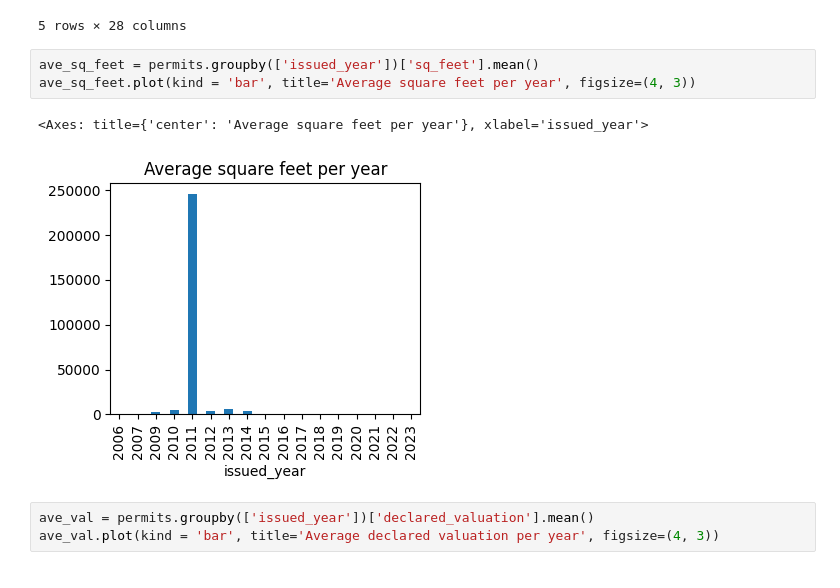
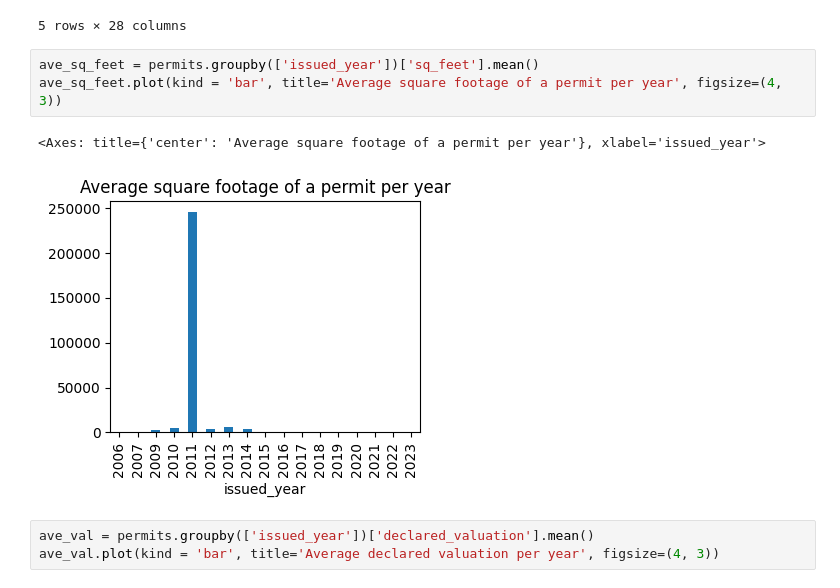
Before and after one commit to BU-Spark/ds-boston-permitting, a Jupyter notebook: fa23-team-c/Code/permits_EDA.ipynb, the cells around one changed output. Cells and saved outputs as stored; diff of their text form.

```diff
--- a/fa23-team-c/Code/permits_EDA.ipynb
+++ b/fa23-team-c/Code/permits_EDA.ipynb
@@ -66,10 +66,10 @@ permits['issued_year'] = permits['issued_year'].astype(int)
 5 rows × 28 columns
 # %%
 ave_sq_feet = permits.groupby(['issued_year'])['sq_feet'].mean()
-ave_sq_feet.plot(kind = 'bar', title='Average square feet per year', figsize=(4, 3))
+ave_sq_feet.plot(kind = 'bar', title='Average square footage of a permit per year', figsize=(4, 3))
 # %% [output]
-<Axes: title={'center': 'Average square feet per year'}, xlabel='issued_year'>
+<Axes: title={'center': 'Average square footage of a permit per year'}, xlabel='issued_year'>
-[figure, old version]
+[figure, new version]
 # %%
 ave_val = permits.groupby(['issued_year'])['declared_valuation'].mean()
 ave_val.plot(kind = 'bar', title='Average declared valuation per year', figsize=(4, 3))
```
Also changed, not shown: parts of 1 cell of this notebook.
